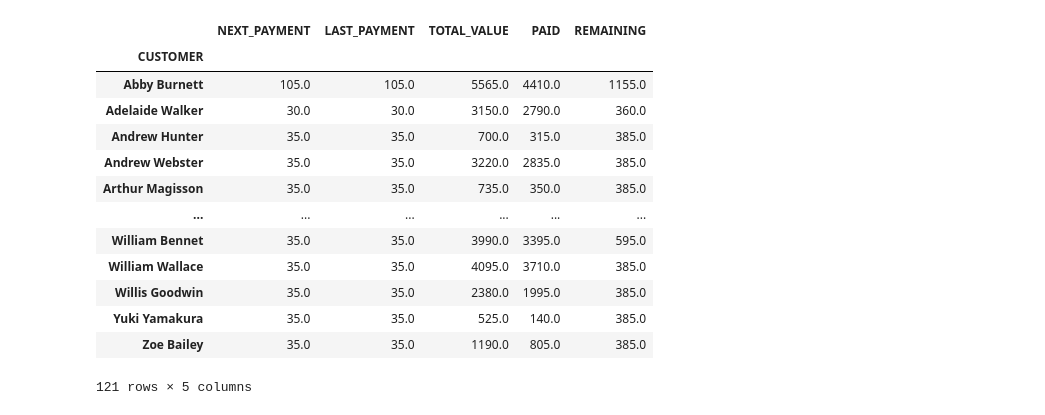
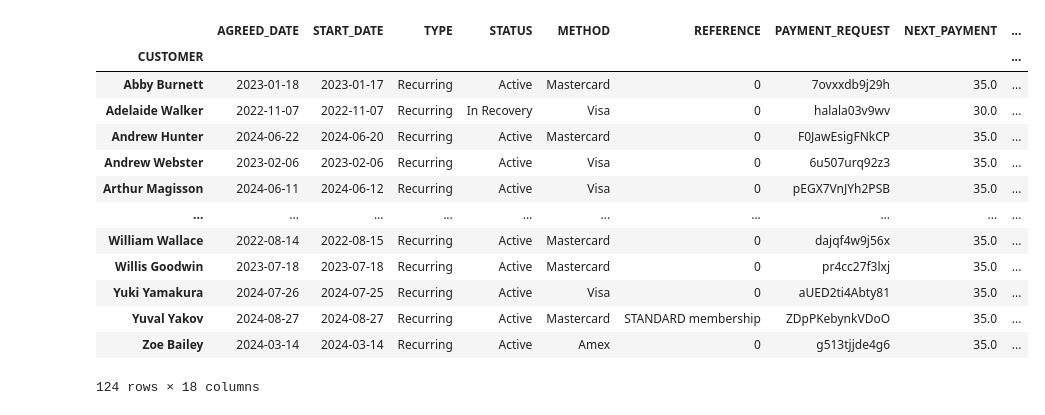
Before and after one commit to mkingopng/ZeroW, a Jupyter notebook: src/brisbane_membership_analysis.ipynb, the cells around one changed output. Cells and saved outputs as stored; diff of their text form; code cells hidden in the pictures.

```diff
--- a/src/brisbane_membership_analysis.ipynb
+++ b/src/brisbane_membership_analysis.ipynb
@@ -37,18 +38,18 @@ filtered_df
 # %%
-result_df = filtered_df.groupby('CUSTOMER')[['NEXT_PAYMENT', 'LAST_PAYMENT', 'TOTAL_VALUE', 'PAID', 'REMAINING']].sum()
+result_df = filtered_df.groupby('CUSTOMER').sum()
 result_df
 # %% [output]
-|  | NEXT_PAYMENT | LAST_PAYMENT | TOTAL_VALUE | PAID | REMAINING |
-| CUSTOMER |  |  |  |  |  |
-| Abby Burnett | 105.0 | 105.0 | 5565.0 | 4410.0 | 1155.0 |
-| Adelaide Walker | 30.0 | 30.0 | 3150.0 | 2790.0 | 360.0 |
-| Andrew Hunter | 35.0 | 35.0 | 700.0 | 315.0 | 385.0 |
-| Andrew Webster | 35.0 | 35.0 | 3220.0 | 2835.0 | 385.0 |
-| Arthur Magisson | 35.0 | 35.0 | 735.0 | 350.0 | 385.0 |
-| ... | ... | ... | ... | ... | ... |
-| William Bennet | 35.0 | 35.0 | 3990.0 | 3395.0 | 595.0 |
-| William Wallace | 35.0 | 35.0 | 4095.0 | 3710.0 | 385.0 |
-| Willis Goodwin | 35.0 | 35.0 | 2380.0 | 1995.0 | 385.0 |
-| Yuki Yamakura | 35.0 | 35.0 | 525.0 | 140.0 | 385.0 |
-| Zoe Bailey | 35.0 | 35.0 | 1190.0 | 805.0 | 385.0 |
+|  | AGREED_DATE | START_DATE | TYPE | STATUS | METHOD | REFERENCE | PAYMENT_REQUEST | NEXT_PAYMENT | ... |
+| CUSTOMER |  |  |  |  |  |  |  |  | ... |
+| Abby Burnett | 2023-01-18 | 2023-01-17 | Recurring | Active | Mastercard | 0 | 7ovxxdb9j29h | 35.0 | ... |
+| Adelaide Walker | 2022-11-07 | 2022-11-07 | Recurring | In Recovery | Visa | 0 | halala03v9wv | 30.0 | ... |
+| Andrew Hunter | 2024-06-22 | 2024-06-20 | Recurring | Active | Mastercard | 0 | F0JawEsigFNkCP | 35.0 | ... |
+| Andrew Webster | 2023-02-06 | 2023-02-06 | Recurring | Active | Visa | 0 | 6u507urq92z3 | 35.0 | ... |
+| Arthur Magisson | 2024-06-11 | 2024-06-12 | Recurring | Active | Visa | 0 | pEGX7VnJYh2PSB | 35.0 | ... |
+| ... | ... | ... | ... | ... | ... | ... | ... | ... | ... |
+| William Wallace | 2022-08-14 | 2022-08-15 | Recurring | Active | Mastercard | 0 | dajqf4w9j56x | 35.0 | ... |
+| Willis Goodwin | 2023-07-18 | 2023-07-18 | Recurring | Active | Mastercard | 0 | pr4cc27f3lxj | 35.0 | ... |
+| Yuki Yamakura | 2024-07-26 | 2024-07-25 | Recurring | Active | Visa | 0 | aUED2ti4Abty81 | 35.0 | ... |
+| Yuval Yakov | 2024-08-27 | 2024-08-27 | Recurring | Active | Mastercard | STANDARD membership | ZDpPKebynkVDoO | 35.0 | ... |
+| Zoe Bailey | 2024-03-14 | 2024-03-14 | Recurring | Active | Amex | 0 | g513tjjde4g6 | 35.0 | ... |
-121 rows × 5 columns
+124 rows × 18 columns
```
Also changed, not shown: parts of 6 cells of this notebook, 23 other files.
